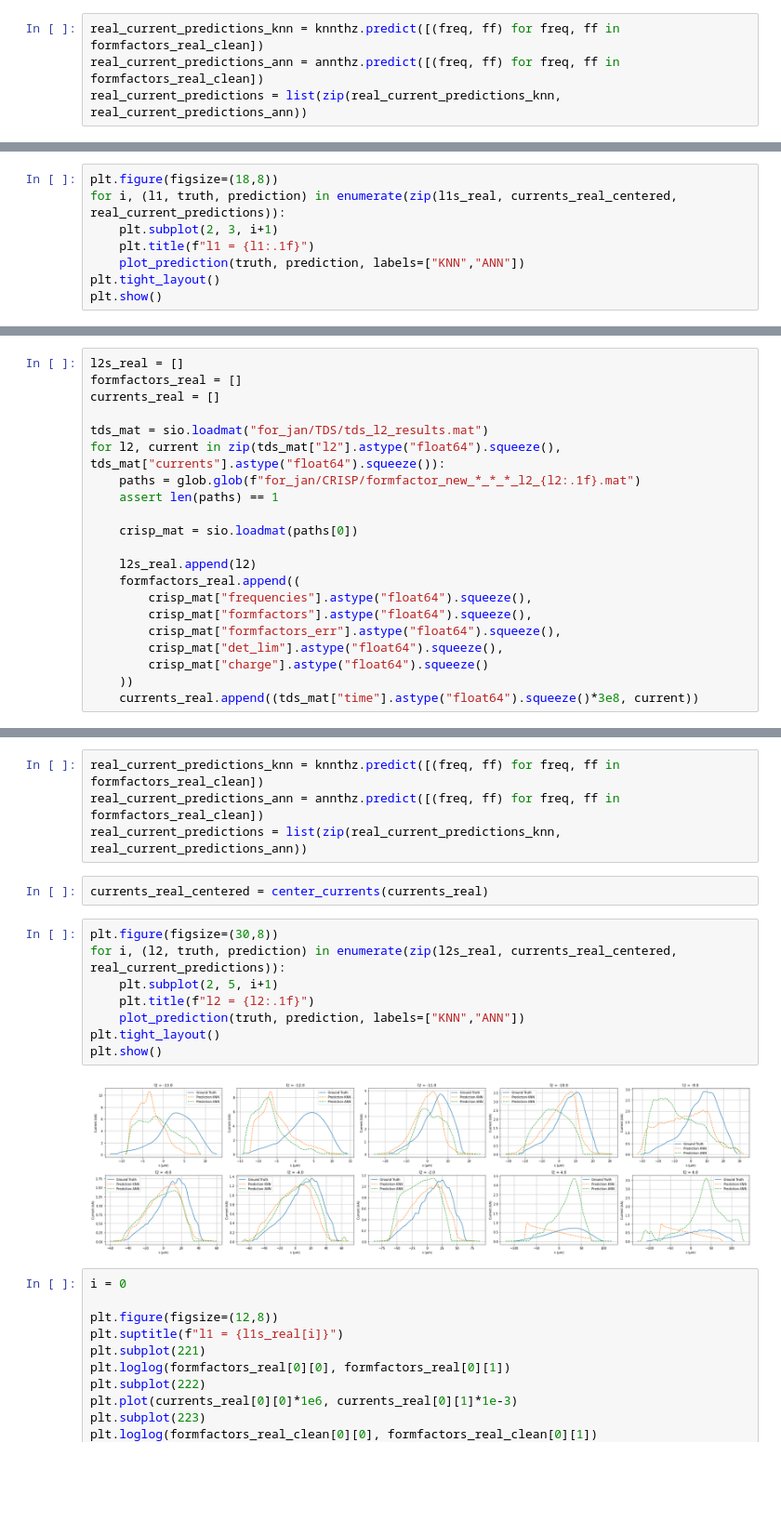
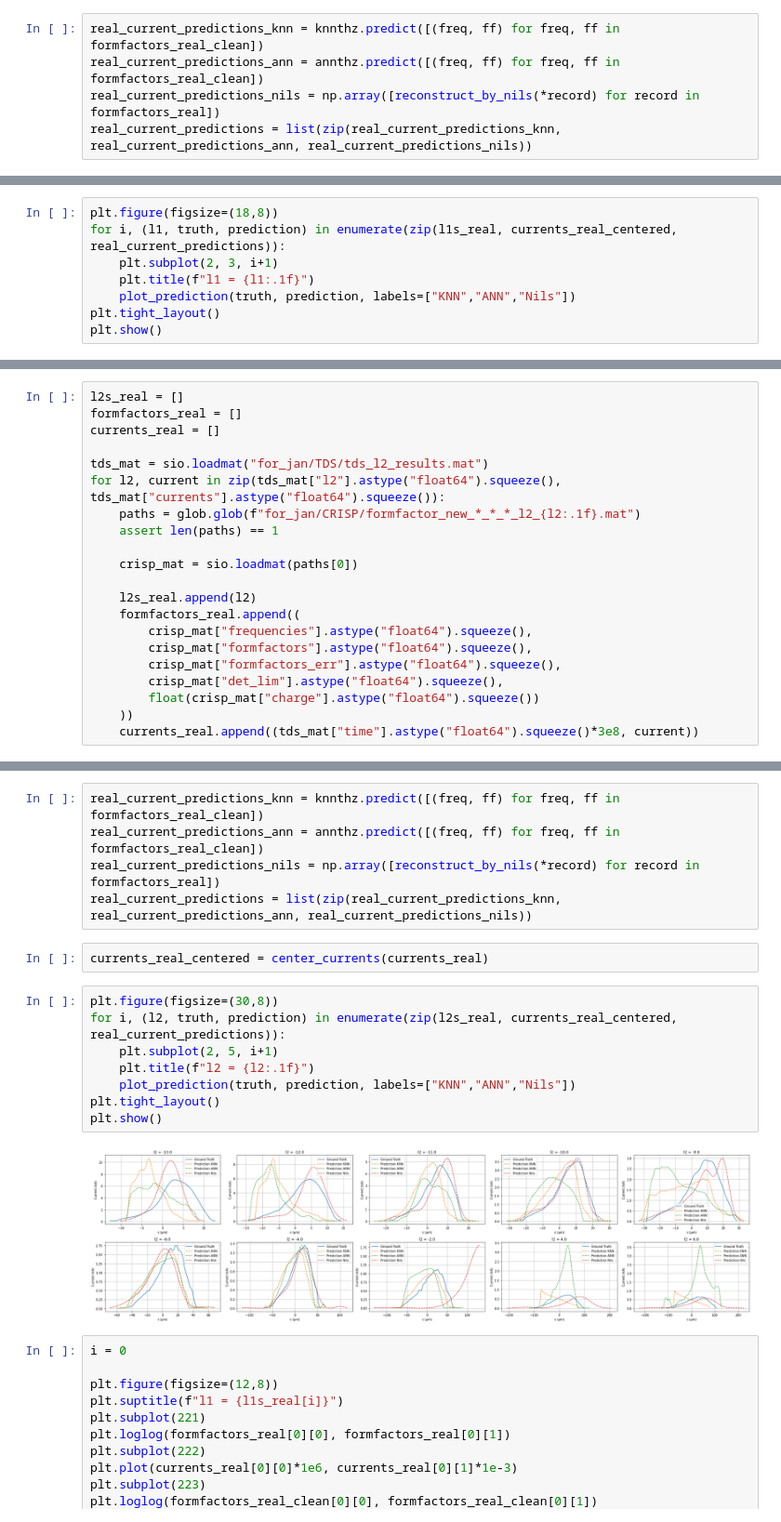
Before and after one commit to jank324/spectral-vd-euxfel, a Jupyter notebook: compare.ipynb, the cells around one changed output, grey strips where cells are left out. Shown at 93% size. Drawn from its saved outputs; the diff is of its cells as text; blank space fills up the shorter version.

```diff
--- a/compare.ipynb
+++ b/compare.ipynb
@@ -358,7 +375,8 @@ formfactors_real_clean = [cleanup_formfactor(freq, ff, ff_noise, detlim, channel
 # %%
 real_current_predictions_knn = knnthz.predict([(freq, ff) for freq, ff in formfactors_real_clean])
 real_current_predictions_ann = annthz.predict([(freq, ff) for freq, ff in formfactors_real_clean])
-real_current_predictions = list(zip(real_current_predictions_knn, real_current_predictions_ann))
+real_current_predictions_nils = np.array([reconstruct_by_nils(*record) for record in formfactors_real])
+real_current_predictions = list(zip(real_current_predictions_knn, real_current_predictions_ann, real_current_predictions_nils))
 # %%
 currents_real_centered = center_currents(currents_real)
 # %%
@@ -366,7 +384,7 @@ plt.figure(figsize=(18,8))
 for i, (l1, truth, prediction) in enumerate(zip(l1s_real, currents_real_centered, real_current_predictions)):
     plt.subplot(2, 3, i+1)
     plt.title(f"l1 = {l1:.1f}")
-    plot_prediction(truth, prediction, labels=["KNN","ANN"])
+    plot_prediction(truth, prediction, labels=["KNN","ANN","Nils"])
 plt.tight_layout()
 plt.show()
 # %% [output]
@@ -389,7 +407,7 @@ for l2, current in zip(tds_mat["l2"].astype("float64").squeeze(), tds_mat["curre
         crisp_mat["formfactors"].astype("float64").squeeze(),
         crisp_mat["formfactors_err"].astype("float64").squeeze(),
         crisp_mat["det_lim"].astype("float64").squeeze(),
-        crisp_mat["charge"].astype("float64").squeeze()
+        float(crisp_mat["charge"].astype("float64").squeeze())
     ))
     currents_real.append((tds_mat["time"].astype("float64").squeeze()*3e8, current))
 # %%
@@ -397,19 +415,20 @@ formfactors_real_clean = [cleanup_formfactor(freq, ff, ff_noise, detlim, channel
 # %%
 real_current_predictions_knn = knnthz.predict([(freq, ff) for freq, ff in formfactors_real_clean])
 real_current_predictions_ann = annthz.predict([(freq, ff) for freq, ff in formfactors_real_clean])
-real_current_predictions = list(zip(real_current_predictions_knn, real_current_predictions_ann))
+real_current_predictions_nils = np.array([reconstruct_by_nils(*record) for record in formfactors_real])
+real_current_predictions = list(zip(real_current_predictions_knn, real_current_predictions_ann, real_current_predictions_nils))
 # %%
 currents_real_centered = center_currents(currents_real)
 # %%
 plt.figure(figsize=(30,8))
 for i, (l2, truth, prediction) in enumerate(zip(l2s_real, currents_real_centered, real_current_predictions)):
     plt.subplot(2, 5, i+1)
     plt.title(f"l2 = {l2:.1f}")
-    plot_prediction(truth, prediction, labels=["KNN","ANN"])
+    plot_prediction(truth, prediction, labels=["KNN","ANN","Nils"])
 plt.tight_layout()
 plt.show()
 # %% [output]
-[figure, old version]
+[figure, new version]
 # %%
 i = 0
 
```
Also changed, not shown: parts of 7 cells of this notebook.
